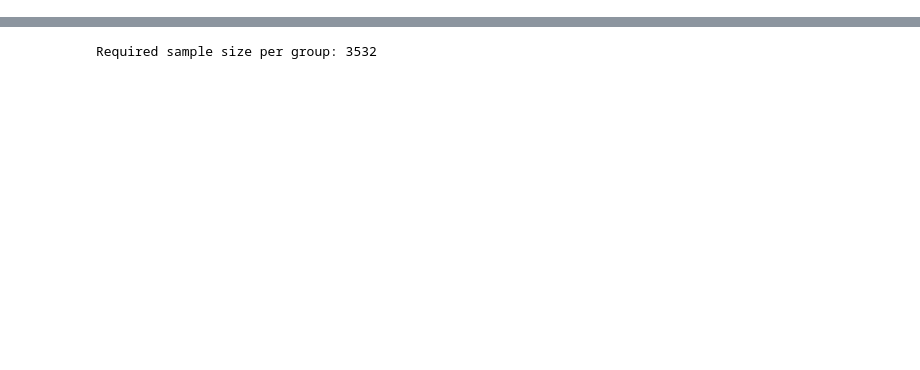
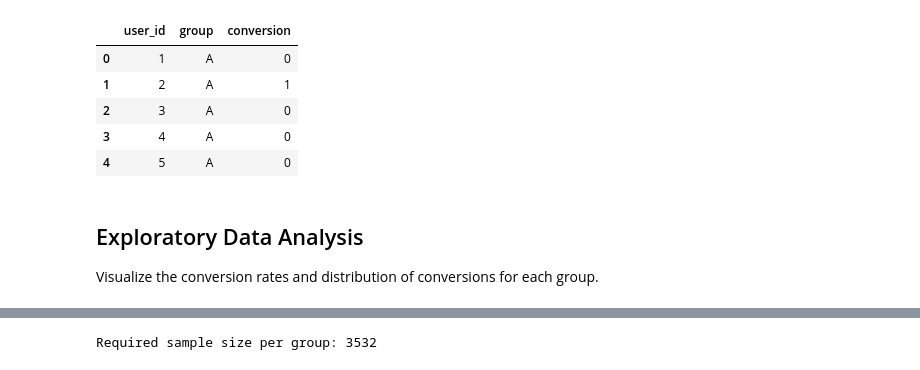
Before and after one commit to CodeQueenie/statistical_ab_testing, a Jupyter notebook: notebooks/ab_testing.ipynb, the cells around one changed output, grey strips where cells are left out. Cells and saved outputs as stored; diff of their text form; code cells hidden in the pictures; blank space fills up the shorter version.

```diff
--- a/notebooks/ab_testing.ipynb
+++ b/notebooks/ab_testing.ipynb
@@ -130,0 +27,17 @@ Chi-Square Statistic: 0.6384, P-Value: 0.4243
+# %%
+from data_simulation import simulate_data
+
+# Generate the data
+data = simulate_data()
+data.head()
+# %% [output]
+|  | user_id | group | conversion |
+| 0 | 1 | A | 0 |
+| 1 | 2 | A | 1 |
+| 2 | 3 | A | 0 |
+| 3 | 4 | A | 0 |
+| 4 | 5 | A | 0 |
+# %% [markdown]
+## Exploratory Data Analysis
+
+Visualize the conversion rates and distribution of conversions for each group.
```
Also changed, not shown: parts of 19 cells of this notebook.
